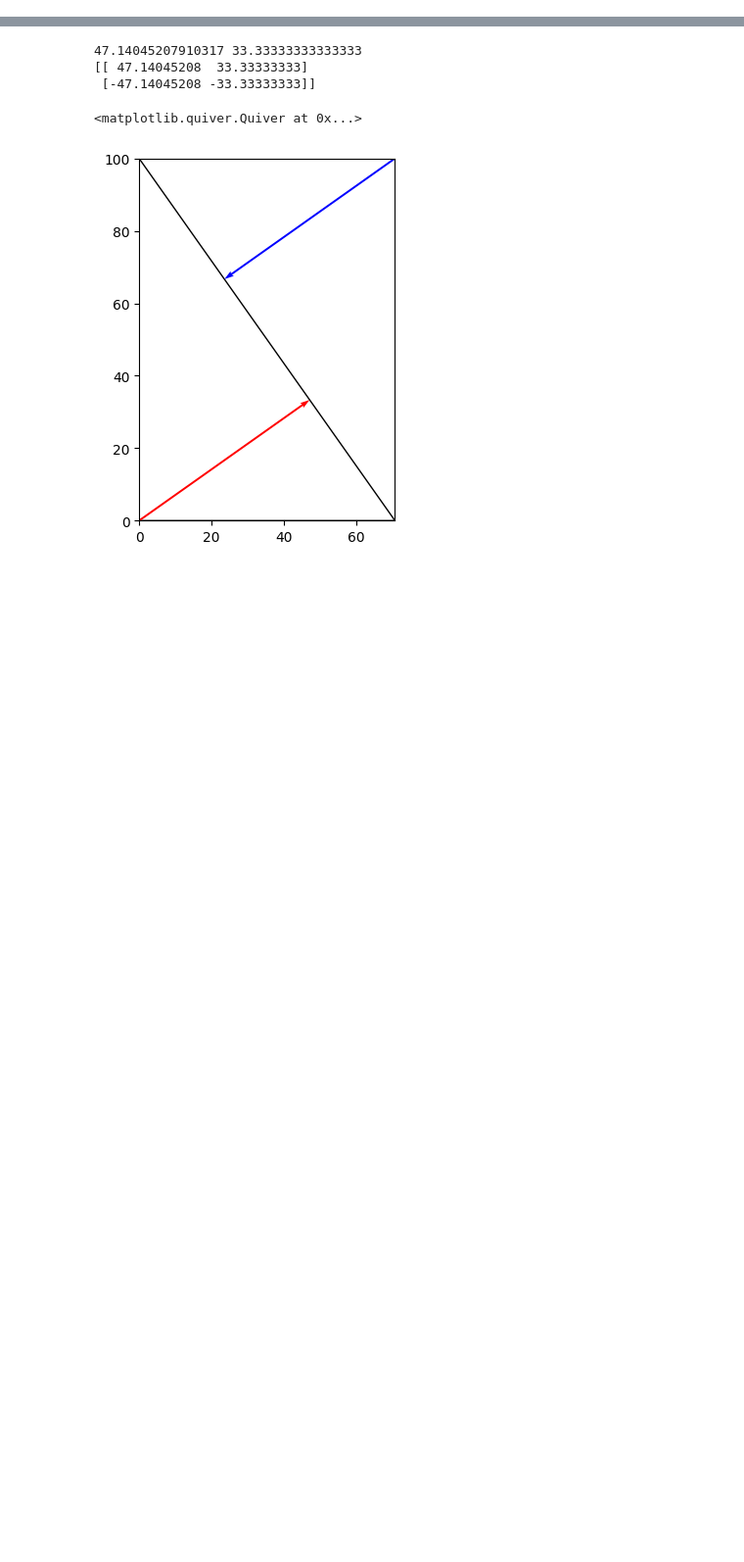
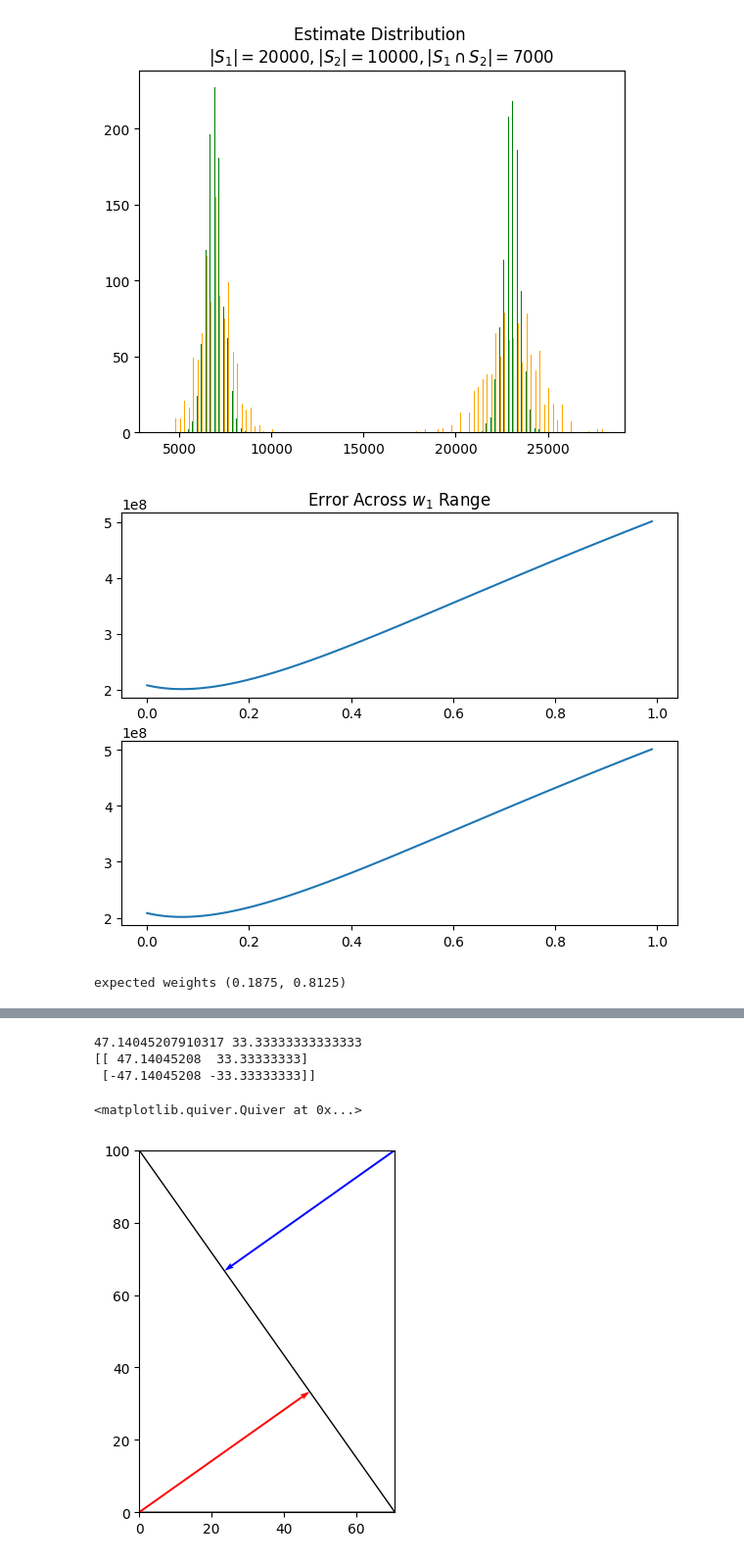
Before and after one commit to KWillets/IntersectionSketch, a Jupyter notebook: Intersection.ipynb, the cells around one changed output, grey strips where cells are left out. Shown: that part at 98% size. Saved outputs shown, nothing was run; the diff lists cells and outputs as text; code cells hidden in the pictures; blank space fills up the shorter version.

```diff
--- a/Intersection.ipynb
+++ b/Intersection.ipynb
@@ -234,4 +226,26 @@ corrected rms err2: 478.44700421290906
 expected weights (0.1875, 0.8125)
+# %%
+fig,(plt1)=plt.subplots(nrows=1,ncols=1)
+
+title = "Estimate Distribution \n$|S_1| = {0}, |S_2| = {1}, |S_1 \cap S_2|={2}$".format(n1,n2, n_ix)
+plt1.set_title(title)
+plt1.hist([vars_corrected, vars_simple, vars_un_diff, vars_un_simple],100, color=['green','orange','green','orange'])
+plt.savefig('dist.png')
+plt.show()
+
+
+fig,(plt2,plt3)=plt.subplots(nrows=2,ncols=1)
+fig.tight_layout()
+plt2.set_title("Error Across $w_1$ Range")
+plt2.plot(np.linspace(0,1,nweights,endpoint=False), werrs)
+plt3.plot(np.linspace(0,1,nweights,endpoint=False), uerrs)
+plt.show()
+
+print("expected weights", ix_weights(n1,n2,n_ix))
+# %% [output]
+[figure, added]
+[figure, added]
+expected weights (0.1875, 0.8125)
 # %%
 import matplotlib.pyplot as plt
 import numpy as np
```
Also changed, not shown: parts of 3 cells of this notebook, 3 other files.
